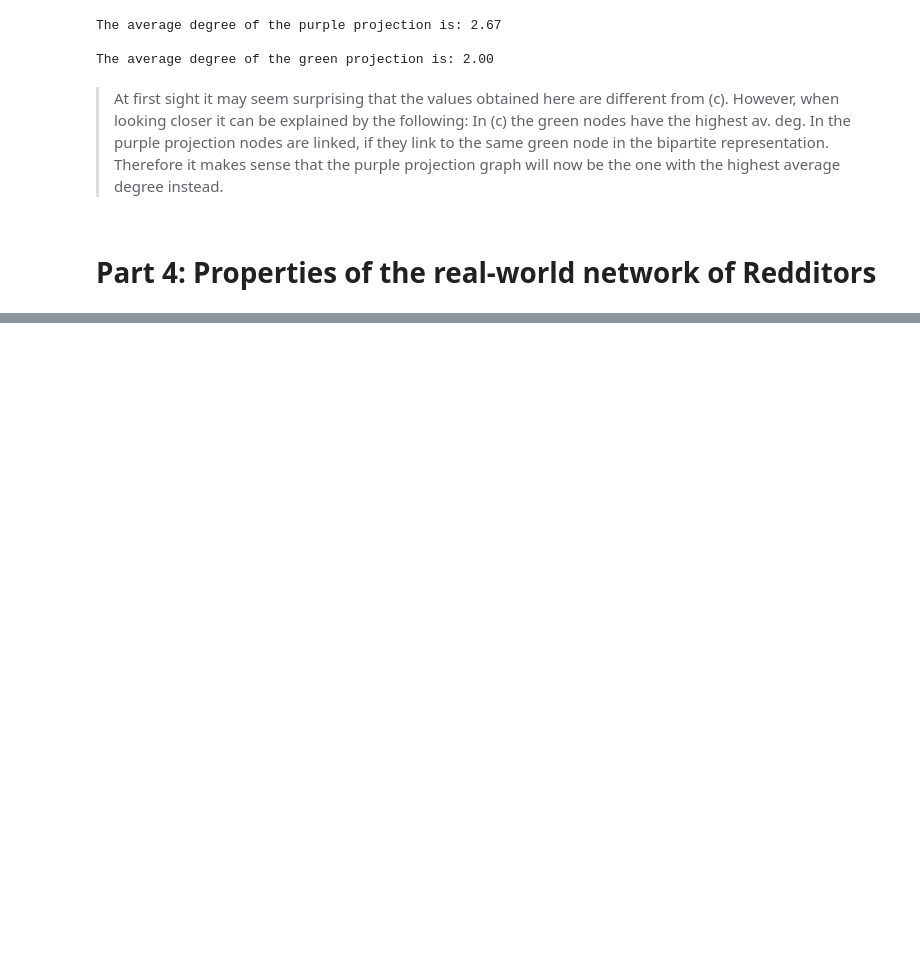
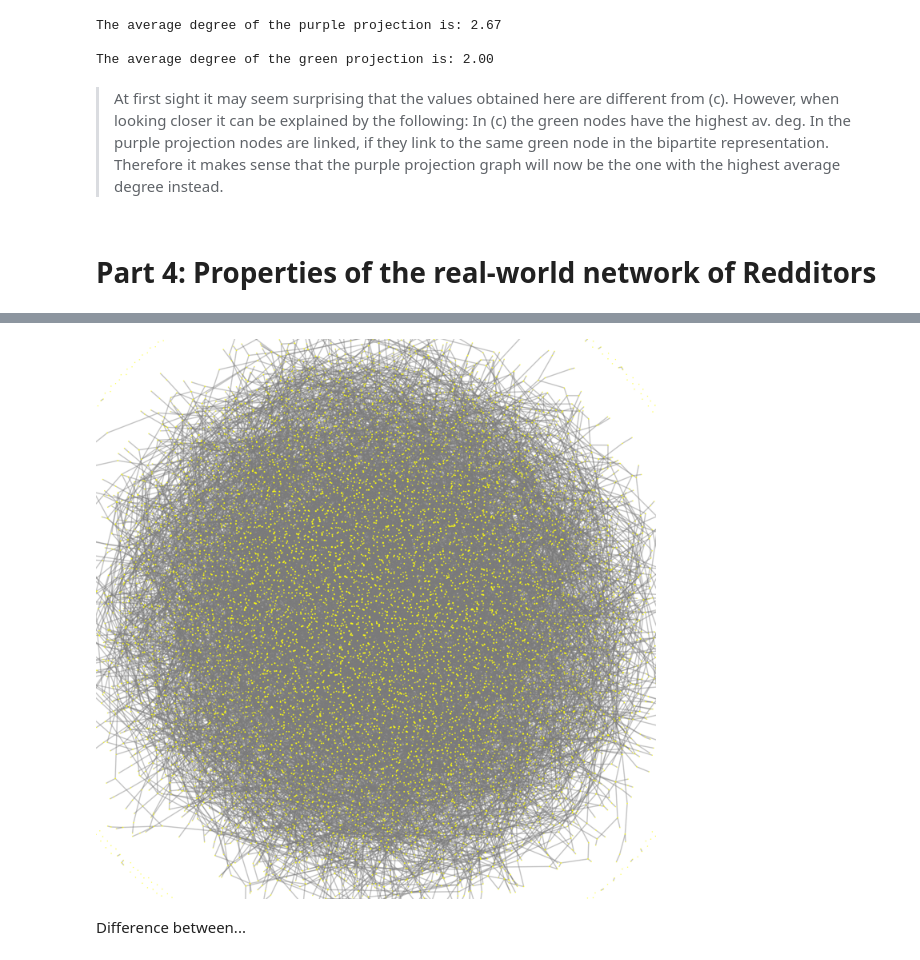
Before and after one commit to almafaz/CSSAssignments, a Jupyter notebook: Assignment1.ipynb, the cells around one changed output, grey strips where cells are left out. Saved outputs shown, nothing was run; the diff lists cells and outputs as text; code cells hidden in the pictures; blank space fills up the shorter version.

```diff
--- a/Assignment1.ipynb
+++ b/Assignment1.ipynb
@@ -524,0 +600,7 @@ FileNotFoundError: [Errno 2] No such file or directory: 'GME_graph.gml'
+# %%
+random = Image.open('Images/random_network.png')
+random.resize((700,700))
+# %% [output]
+[figure, added]
+# %% [markdown]
+Difference between...
```
Also changed, not shown: parts of 20 cells of this notebook, 9 other files.
